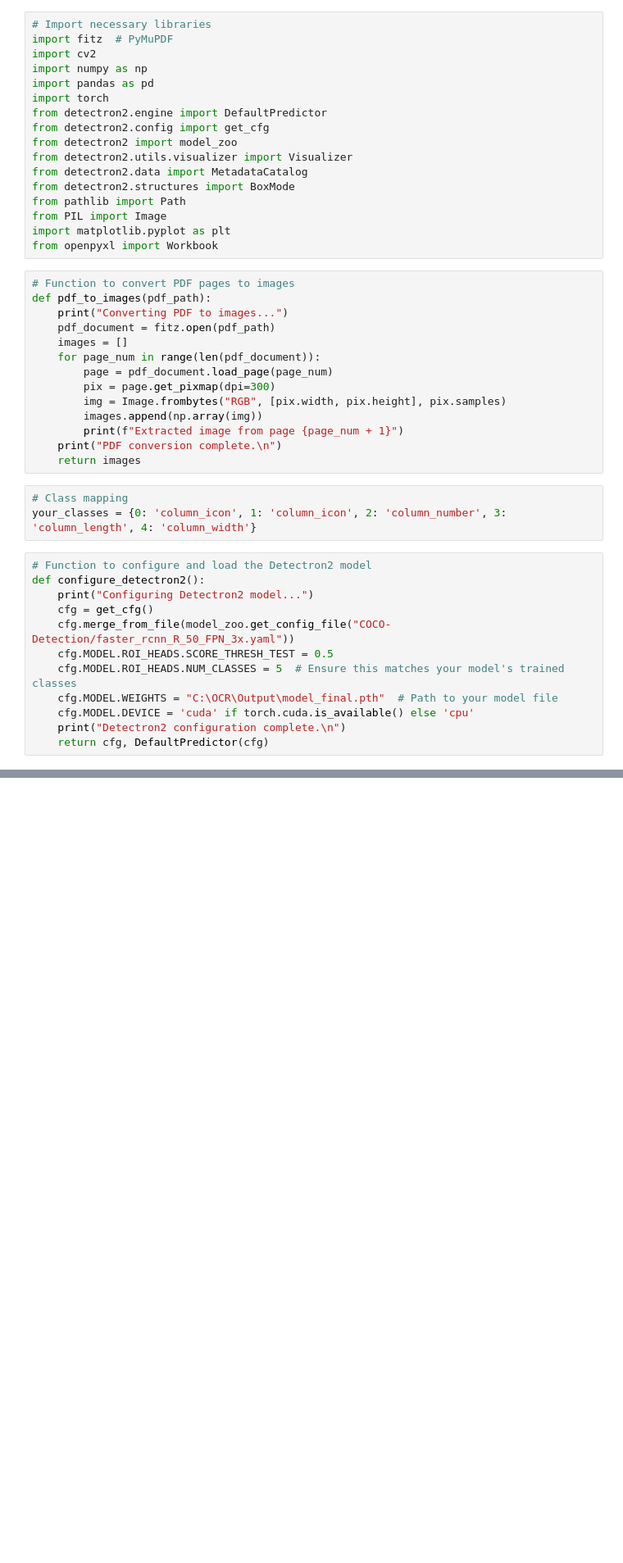
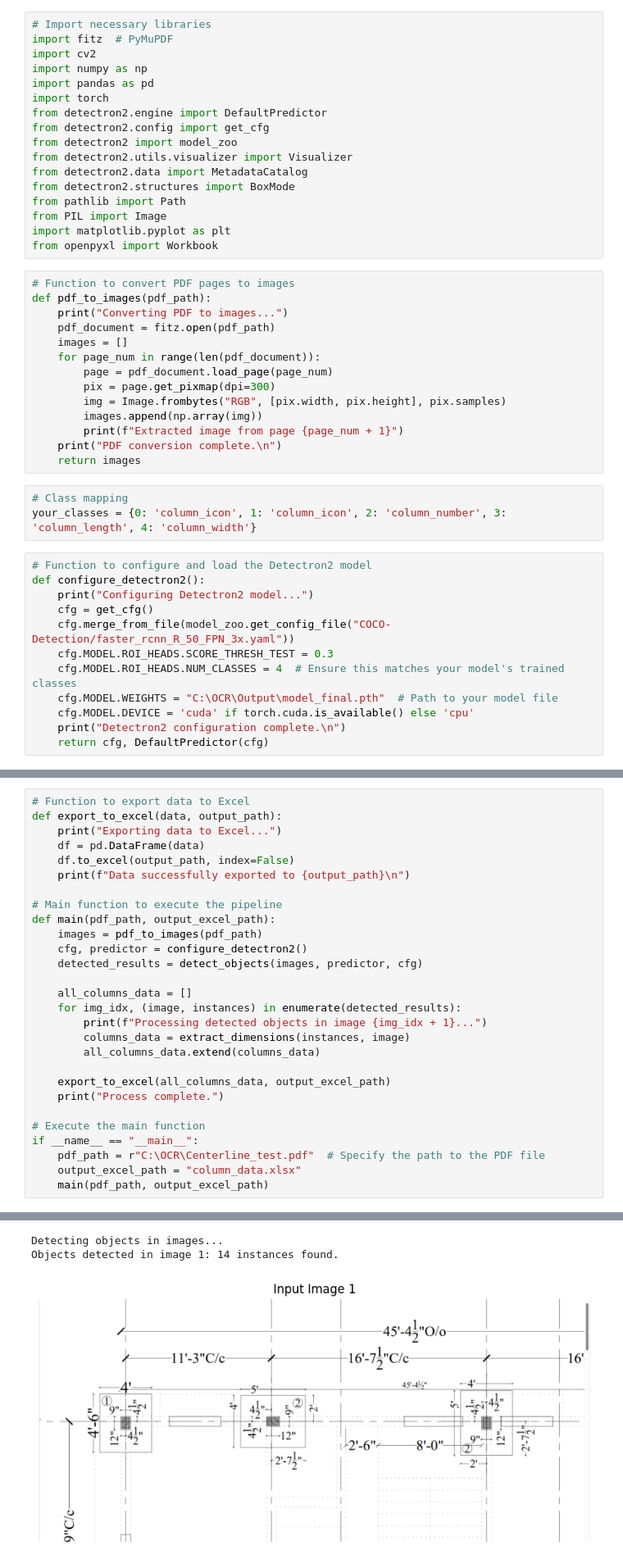
Before and after one commit to EakanthChinnappan/OCR_2D_Plan, a Jupyter notebook: OCR_test.ipynb, the cells around one changed output, grey strips where cells are left out. Shown at 82% size. Drawn from its saved outputs; the diff is of its cells as text; blank space fills up the shorter version.

```diff
--- a/OCR_test.ipynb
+++ b/OCR_test.ipynb
@@ -38,8 +38,8 @@ def configure_detectron2():
     print("Configuring Detectron2 model...")
     cfg = get_cfg()
     cfg.merge_from_file(model_zoo.get_config_file("COCO-Detection/faster_rcnn_R_50_FPN_3x.yaml"))
-    cfg.MODEL.ROI_HEADS.SCORE_THRESH_TEST = 0.5
-    cfg.MODEL.ROI_HEADS.NUM_CLASSES = 5  # Ensure this matches your model's trained classes
+    cfg.MODEL.ROI_HEADS.SCORE_THRESH_TEST = 0.3
+    cfg.MODEL.ROI_HEADS.NUM_CLASSES = 4  # Ensure this matches your model's trained classes
     cfg.MODEL.WEIGHTS = "C:\OCR\Output\model_final.pth"  # Path to your model file
     cfg.MODEL.DEVICE = 'cuda' if torch.cuda.is_available() else 'cpu'
     print("Detectron2 configuration complete.\n")
@@ -127,0 +327,29 @@ Detecting objects in images...
+# %%
+# Function to export data to Excel
+def export_to_excel(data, output_path):
+    print("Exporting data to Excel...")
+    df = pd.DataFrame(data)
+    df.to_excel(output_path, index=False)
+    print(f"Data successfully exported to {output_path}\n")
+
+# Main function to execute the pipeline
+def main(pdf_path, output_excel_path):
+    images = pdf_to_images(pdf_path)
+    cfg, predictor = configure_detectron2()
+    detected_results = detect_objects(images, predictor, cfg)
+
+    all_columns_data = []
+    for img_idx, (image, instances) in enumerate(detected_results):
+        print(f"Processing detected objects in image {img_idx + 1}...")
+        columns_data = extract_dimensions(instances, image)
+        all_columns_data.extend(columns_data)
+
+    export_to_excel(all_columns_data, output_excel_path)
+    print("Process complete.")
+
+# Execute the main function
+if __name__ == "__main__":
+    pdf_path = r"C:\OCR\Centerline_test.pdf"  # Specify the path to the PDF file
+    output_excel_path = "column_data.xlsx"
+    main(pdf_path, output_excel_path)
+# %% [output]
@@ -127,0 +364,3 @@ Detecting objects in images...
+Detecting objects in images...
+Objects detected in image 1: 14 instances found.
+[figure, added]
```
Also changed, not shown: parts of 10 cells of this notebook.
